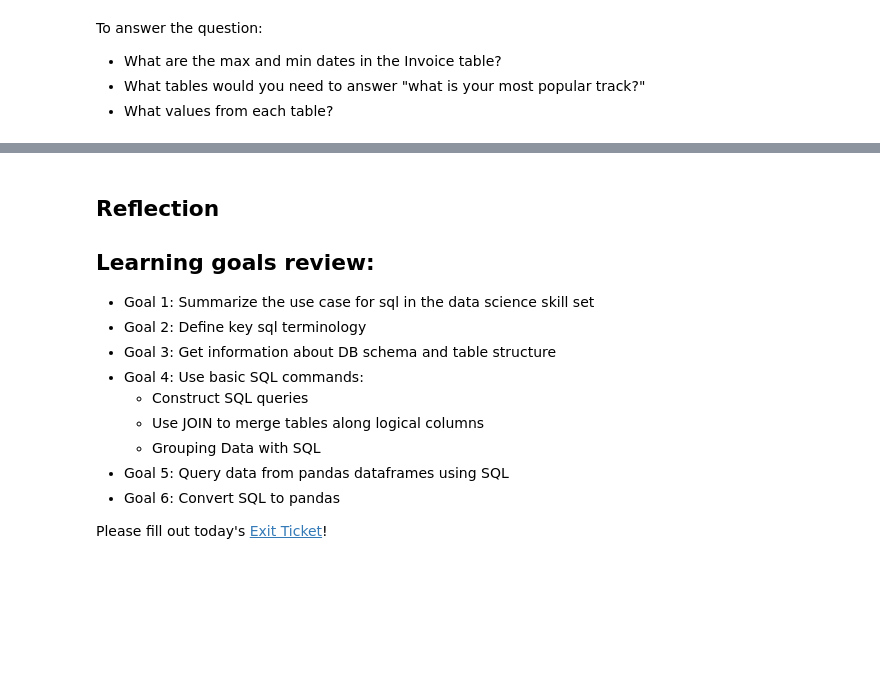
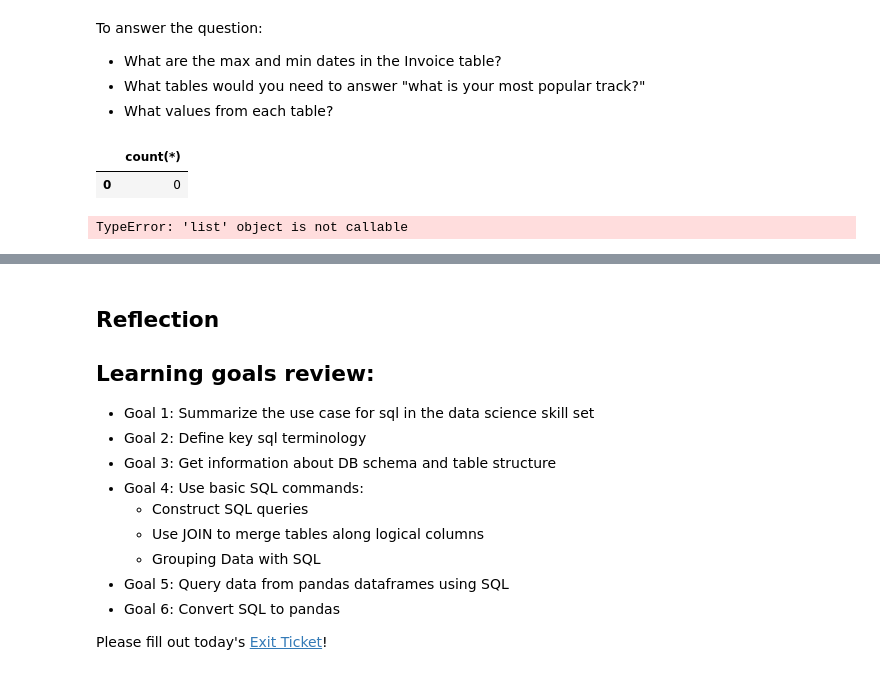
Before and after one commit to dalayne95/dc-ds-111819, a Jupyter notebook: module-2/day-1-sql/sql-to-pandas.ipynb, the cells around one changed output, grey strips where cells are left out. Drawn from its saved outputs; the diff is of its cells as text; code cells hidden in the pictures; blank space fills up the shorter version.

```diff
--- a/module-2/day-1-sql/sql-to-pandas.ipynb
+++ b/module-2/day-1-sql/sql-to-pandas.ipynb
@@ -459,5 +610,8 @@ conn = sqlite3.connect('data/Chinook_Sqlite.sqlite')
 cur = conn.cursor()
 # %%
 # How many tables are in the database?
-
+pd.read_sql("""SELECT count(*) FROM sqlite_master WHERE type='table;'""", conn)
 # your code here
+# %% [output]
+|  | count(*) |
+| 0 | 0 |
@@ -468,3 +618,18 @@ cur = conn.cursor()
+# %%
+# What's the primary key of each table?
+cur.execute("""SELECT name FROM sqlite_master WHERE type='table'""")
+results = cur.fetchall()
+for row in results:
+    table = row[0]
+    cur.execute(f"PRAGMA table_info({table})")
+    columns = cursor.fetchall()
+    for column in columns():
+        if column[5] == 1:
+            pk = column[1]
+    print(f'Table {table} has primary {pk}')
+# your code here
+# %% [output]
+TypeError: 'list' object is not callable
 # %%
 # What foreign keys join the tables together?
 
```
Also changed, not shown: parts of 13 cells of this notebook.
